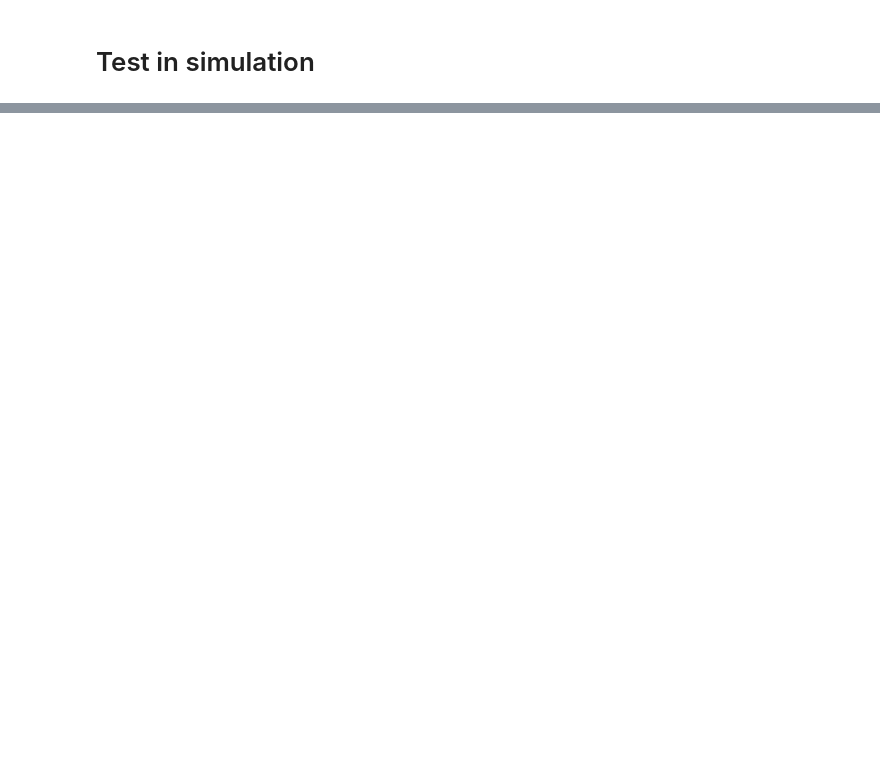
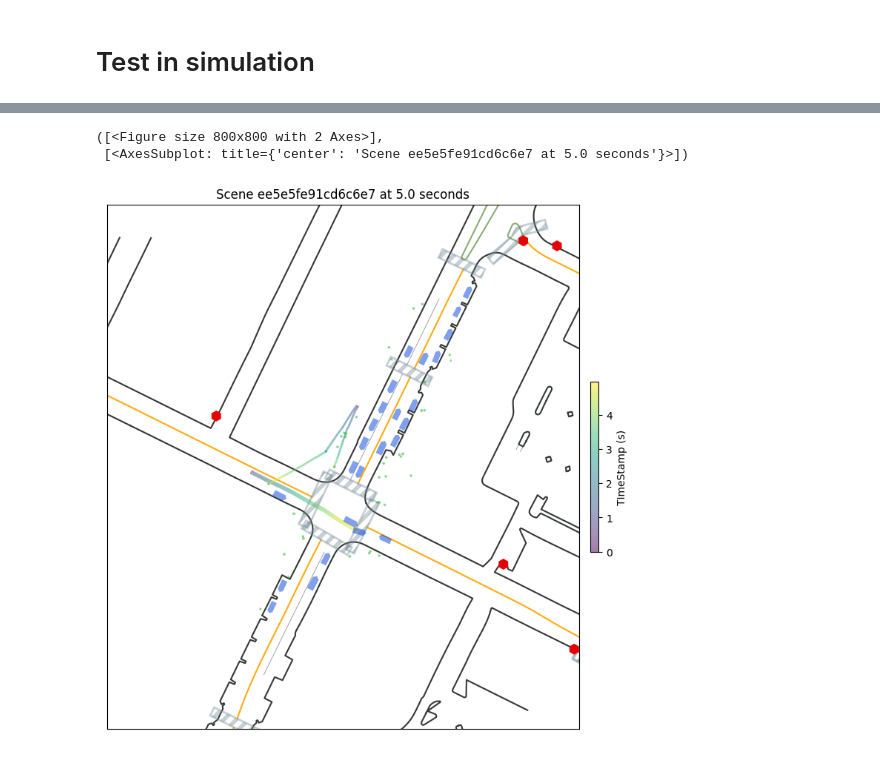
Before and after one commit to zzx9636/MTR, a Jupyter notebook: test_bc.ipynb, the cells around one changed output, grey strips where cells are left out. Cells and saved outputs as stored; diff of their text form; code cells hidden in the pictures; blank space fills up the shorter version.

```diff
--- a/test_bc.ipynb
+++ b/test_bc.ipynb
@@ -28,16 +28,18 @@ data_batch = dataset.collate_batch([data])
-# %%
-model.training_step(data_batch, 0)
 # %% [markdown]
 # Test with dataset
 # %%
 output_mean = model.model.motion_decoder.output_mean
 output_std = model.model.motion_decoder.output_std
 # %%
-data = dataset[128]
+data = dataset[10]
 data_batch = dataset.collate_batch([data])
-output = model.model(data_batch, False)
 # %%
-center_gt = output['input_dict']['center_gt'][...,None, :3].cuda()
-center_gt = (center_gt - output_mean) / output_std
-pred_list = output['pred_list']
-pred_scores, pred_ctrls = pred_list[-1]
+# model.train()
+model.eval()
+with torch.no_grad():
+    loss, _, output = model.model(data_batch, True)
+    center_gt_raw = output['input_dict']['center_gt'][..., :3]
+    center_gt = output['input_dict']['center_gt'][...,None, :3].cuda()
+    center_gt = (center_gt - output_mean) / output_std
+    pred_scores = output['pred_scores']
+    pred_ctrls = output['pred_ctrls']
@@ -55,4 +64,4 @@ print(cls_loss)
 # %%
-mode = model.model.motion_decoder.build_mode_distribution(pred_ctrls)
-log_p = mode.log_prob(center_gt)
+_, mode, gmm = model.model.motion_decoder.build_gmm_distribution(pred_ctrls, pred_scores)
+log_p = -gmm.log_prob(center_gt.squeeze(1))
 log_p
@@ -68,9 +94,13 @@ env.reset()
 # %%
-data_batch = env.batch_scene_data
-action = model.sample(data_batch)[-1]
+for _ in range(10):
+    data_batch = env.batch_scene_data
+    action = model.sample(data_batch)[-1]
+    _ = env.step(action)
 env.visualize()
-print(action)
-_ = env.step(action)
+# %% [output]
+([<Figure size 800x800 with 2 Axes>],
+ [<AxesSubplot: title={'center': 'Scene ee5e5fe91cd6c6e7 at 5.0 seconds'}>])
+[figure, added]
 # %%
 from mtr.models.utils import common_layers
 import torch
```
Also changed, not shown: parts of 9 cells of this notebook, 10 other files.
